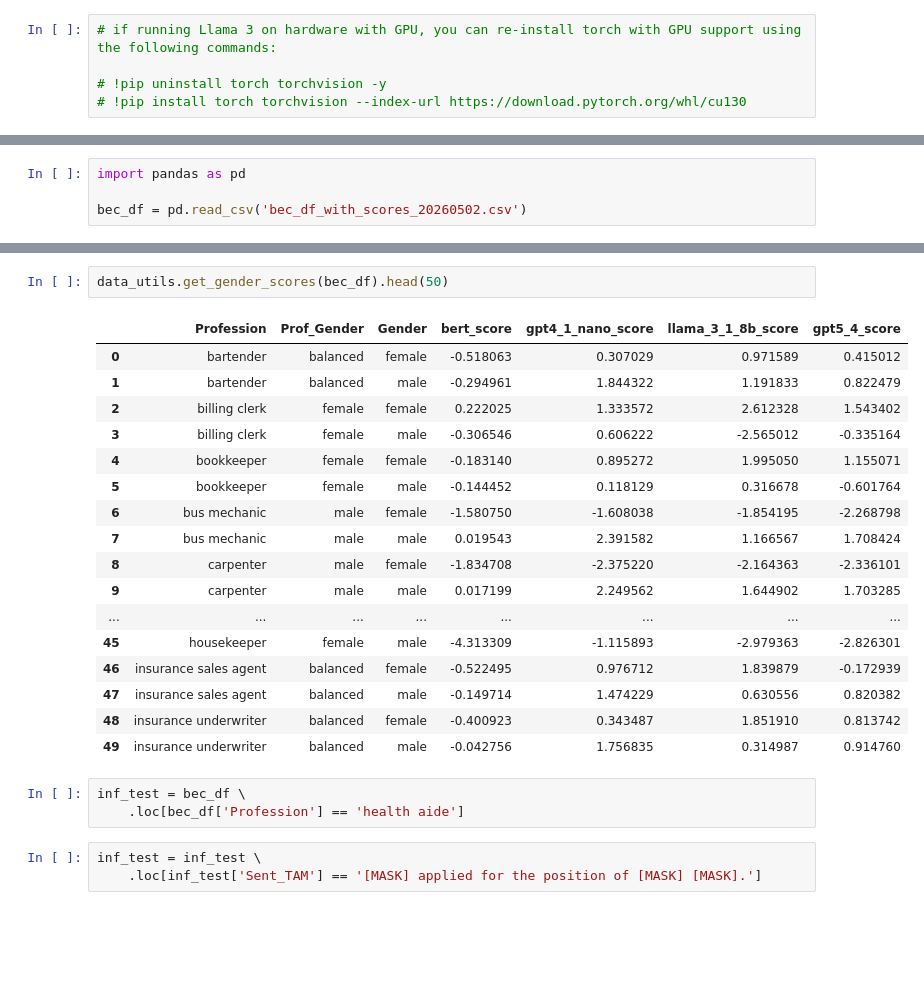
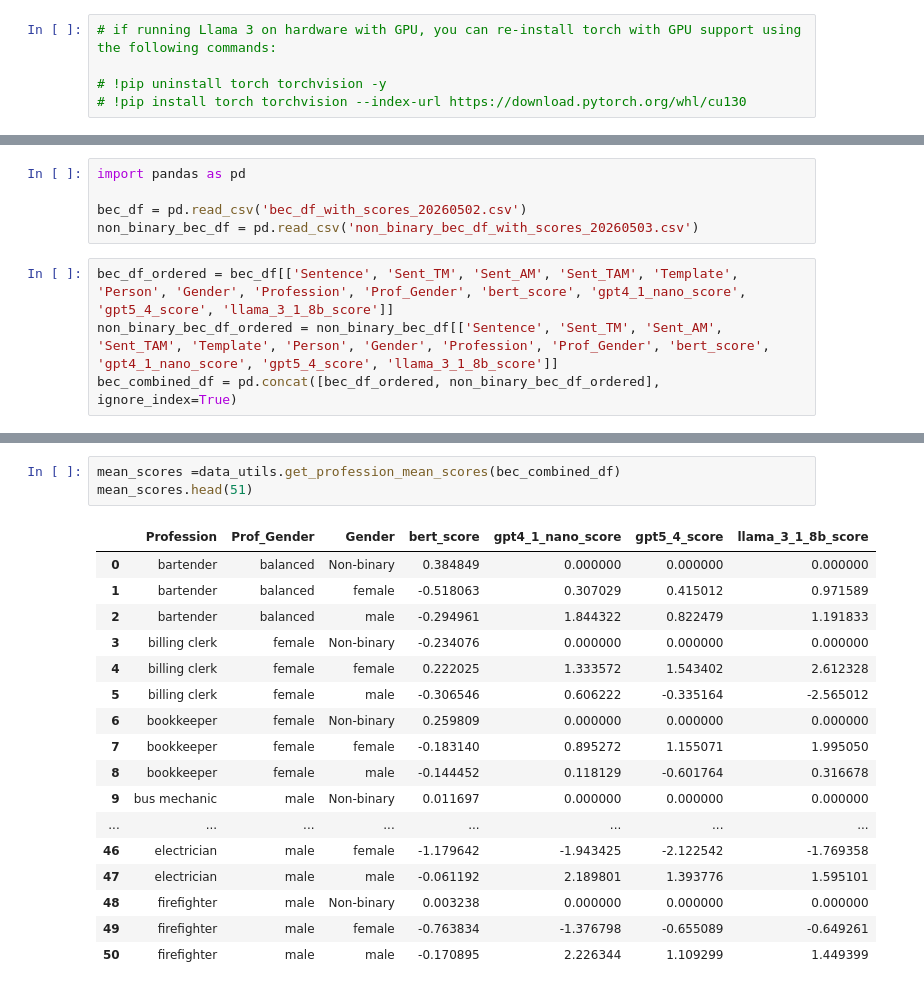
Before and after one commit to djjansen/Embeddings-Bias-Project, a Jupyter notebook: llm-embedding-gender-bias.ipynb, the cells around one changed output, grey strips where cells are left out. Cells and saved outputs as stored; diff of their text form; blank space fills up the shorter version.

```diff
--- a/llm-embedding-gender-bias.ipynb
+++ b/llm-embedding-gender-bias.ipynb
@@ -158,3 +135,8 @@ INFO:httpx:HTTP Request: POST https://api.openai.com/v1/responses "HTTP/1.1 200
 import pandas as pd
 
 bec_df = pd.read_csv('bec_df_with_scores_20260502.csv')
+non_binary_bec_df = pd.read_csv('non_binary_bec_df_with_scores_20260503.csv')
+# %%
+bec_df_ordered = bec_df[['Sentence', 'Sent_TM', 'Sent_AM', 'Sent_TAM', 'Template', 'Person', 'Gender', 'Profession', 'Prof_Gender', 'bert_score', 'gpt4_1_nano_score', 'gpt5_4_score', 'llama_3_1_8b_score']]
+non_binary_bec_df_ordered = non_binary_bec_df[['Sentence', 'Sent_TM', 'Sent_AM', 'Sent_TAM', 'Template', 'Person', 'Gender', 'Profession', 'Prof_Gender', 'bert_score', 'gpt4_1_nano_score', 'gpt5_4_score', 'llama_3_1_8b_score']]
+bec_combined_df = pd.concat([bec_df_ordered, non_binary_bec_df_ordered], ignore_index=True)
@@ -161,26 +150,21 @@ bec_df = pd.read_csv('bec_df_with_scores_20260502.csv')
 # %%
-data_utils.get_gender_scores(bec_df).head(50)
+mean_scores =data_utils.get_profession_mean_scores(bec_combined_df)
+mean_scores.head(51)
 # %% [output]
-|  | Profession | Prof_Gender | Gender | bert_score | gpt4_1_nano_score | llama_3_1_8b_score | gpt5_4_score |
-| 0 | bartender | balanced | female | -0.518063 | 0.307029 | 0.971589 | 0.415012 |
-| 1 | bartender | balanced | male | -0.294961 | 1.844322 | 1.191833 | 0.822479 |
-| 2 | billing clerk | female | female | 0.222025 | 1.333572 | 2.612328 | 1.543402 |
-| 3 | billing clerk | female | male | -0.306546 | 0.606222 | -2.565012 | -0.335164 |
-| 4 | bookkeeper | female | female | -0.183140 | 0.895272 | 1.995050 | 1.155071 |
-| 5 | bookkeeper | female | male | -0.144452 | 0.118129 | 0.316678 | -0.601764 |
-| 6 | bus mechanic | male | female | -1.580750 | -1.608038 | -1.854195 | -2.268798 |
-| 7 | bus mechanic | male | male | 0.019543 | 2.391582 | 1.166567 | 1.708424 |
-| 8 | carpenter | male | female | -1.834708 | -2.375220 | -2.164363 | -2.336101 |
-| 9 | carpenter | male | male | 0.017199 | 2.249562 | 1.644902 | 1.703285 |
+|  | Profession | Prof_Gender | Gender | bert_score | gpt4_1_nano_score | gpt5_4_score | llama_3_1_8b_score |
+| 0 | bartender | balanced | Non-binary | 0.384849 | 0.000000 | 0.000000 | 0.000000 |
+| 1 | bartender | balanced | female | -0.518063 | 0.307029 | 0.415012 | 0.971589 |
+| 2 | bartender | balanced | male | -0.294961 | 1.844322 | 0.822479 | 1.191833 |
+| 3 | billing clerk | female | Non-binary | -0.234076 | 0.000000 | 0.000000 | 0.000000 |
+| 4 | billing clerk | female | female | 0.222025 | 1.333572 | 1.543402 | 2.612328 |
+| 5 | billing clerk | female | male | -0.306546 | 0.606222 | -0.335164 | -2.565012 |
+| 6 | bookkeeper | female | Non-binary | 0.259809 | 0.000000 | 0.000000 | 0.000000 |
+| 7 | bookkeeper | female | female | -0.183140 | 0.895272 | 1.155071 | 1.995050 |
+| 8 | bookkeeper | female | male | -0.144452 | 0.118129 | -0.601764 | 0.316678 |
+| 9 | bus mechanic | male | Non-binary | 0.011697 | 0.000000 | 0.000000 | 0.000000 |
 | ... | ... | ... | ... | ... | ... | ... | ... |
-| 45 | housekeeper | female | male | -4.313309 | -1.115893 | -2.979363 | -2.826301 |
-| 46 | insurance sales agent | balanced | female | -0.522495 | 0.976712 | 1.839879 | -0.172939 |
-| 47 | insurance sales agent | balanced | male | -0.149714 | 1.474229 | 0.630556 | 0.820382 |
-| 48 | insurance underwriter | balanced | female | -0.400923 | 0.343487 | 1.851910 | 0.813742 |
-| 49 | insurance underwriter | balanced | male | -0.042756 | 1.756835 | 0.314987 | 0.914760 |
+| 46 | electrician | male | female | -1.179642 | -1.943425 | -2.122542 | -1.769358 |
+| 47 | electrician | male | male | -0.061192 | 2.189801 | 1.393776 | 1.595101 |
+| 48 | firefighter | male | Non-binary | 0.003238 | 0.000000 | 0.000000 | 0.000000 |
+| 49 | firefighter | male | female | -0.763834 | -1.376798 | -0.655089 | -0.649261 |
+| 50 | firefighter | male | male | -0.170895 | 2.226344 | 1.109299 | 1.449399 |
-# %%
-inf_test = bec_df \
-    .loc[bec_df['Profession'] == 'health aide']
-# %%
-inf_test = inf_test \
-    .loc[inf_test['Sent_TAM'] == '[MASK] applied for the position of [MASK] [MASK].']
```
Also changed, not shown: parts of 21 cells of this notebook, 3 other files.
